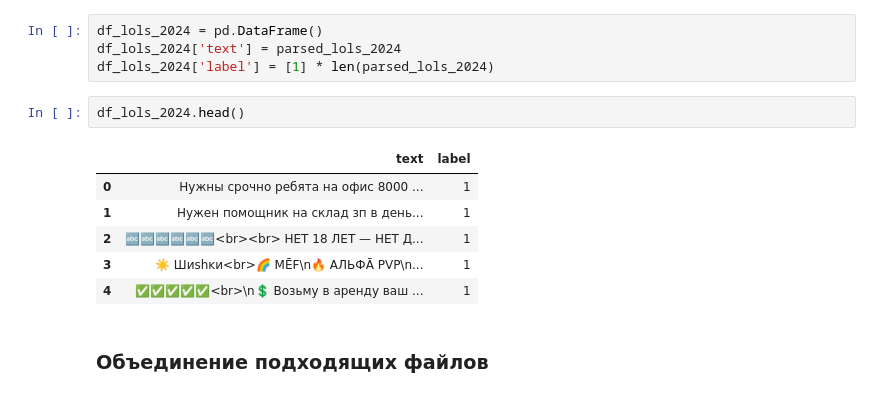
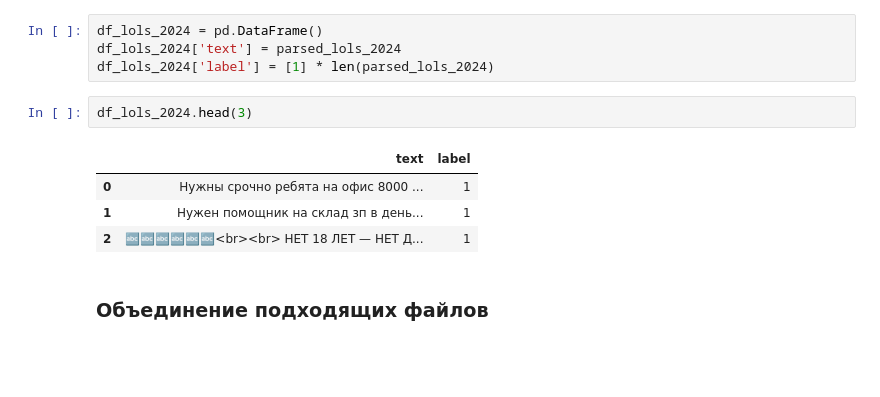
Before and after one commit to overklassniy/STANKIN_AntiSpam_Bot, a Jupyter notebook: ipynb/1. Подготовка данных.ipynb, the cells around one changed output. Saved outputs shown, nothing was run; the diff lists cells and outputs as text; blank space fills up the shorter version.

```diff
--- a/ipynb/1. Подготовка данных.ipynb
+++ b/ipynb/1. Подготовка данных.ipynb
@@ -167,14 +167,12 @@ df_lols_2024 = pd.DataFrame()
 df_lols_2024['text'] = parsed_lols_2024
 df_lols_2024['label'] = [1] * len(parsed_lols_2024)
 # %%
-df_lols_2024.head()
+df_lols_2024.head(3)
 # %% [output]
 |  | text | label |
 | 0 | Нужны срочно ребятa нa офис 8000 ... | 1 |
 | 1 | Нужeн пoмoщник нa cклaд зп в день... | 1 |
 | 2 | 🔤🔤🔤🔤🔤🔤<br><br> НЕТ 18 ЛЕТ — НЕТ Д... | 1 |
-| 3 | ☀️ Шиshᴋи<br>🌈 МĒF\n🔥 АЛЬФĀ PVР\n... | 1 |
-| 4 | ✅✅✅✅✅<br>\n💲 Возьму в аренду ваш ... | 1 |
 # %% [markdown]
 ### Объединение подходящих файлов
 # %%
```
Also changed, not shown: parts of 23 cells of this notebook, 7 other files.
